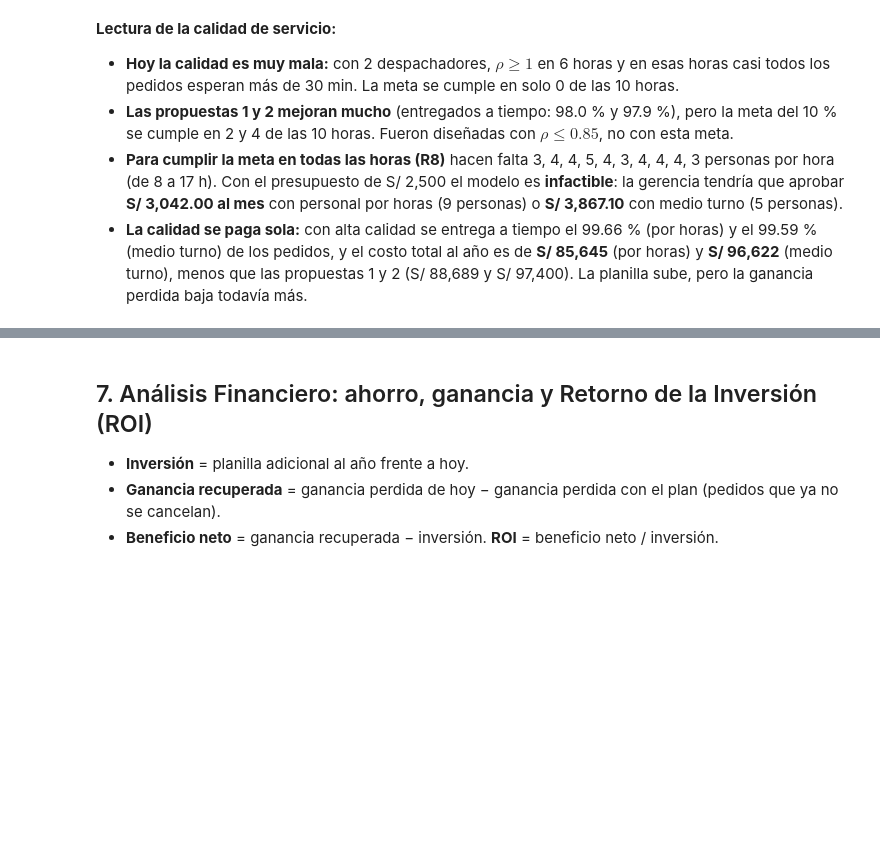
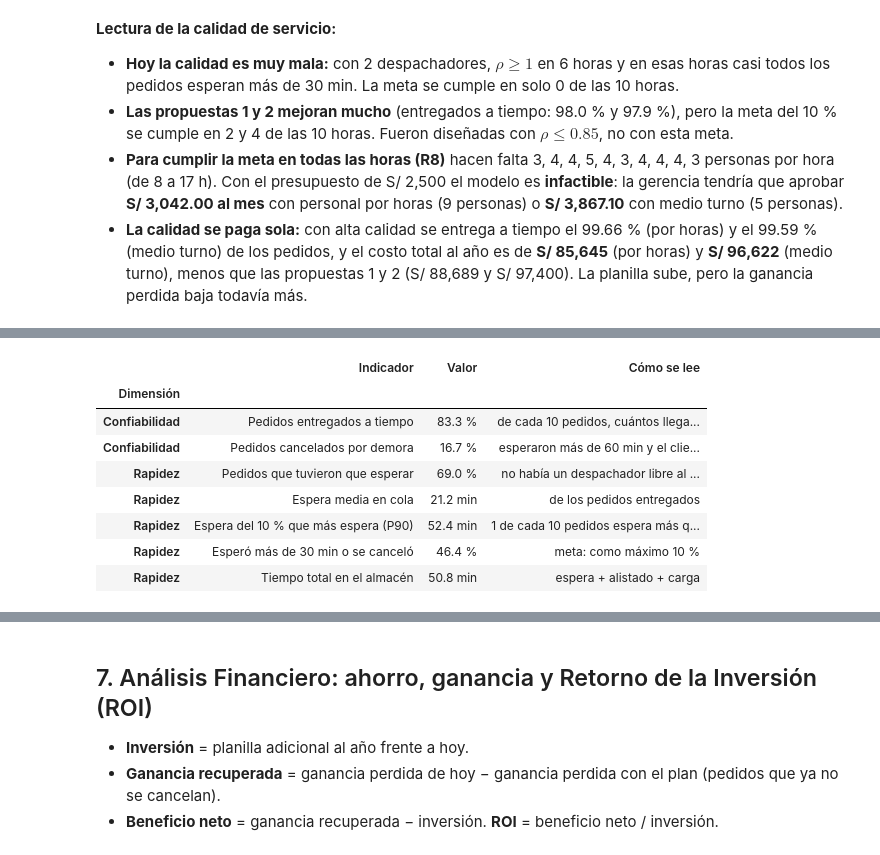
Before and after one commit to Efustion23/denlu-simulacion, a Jupyter notebook: Simulacion/Denlu.ipynb, the cells around one changed output, grey strips where cells are left out. Saved outputs shown, nothing was run; the diff lists cells and outputs as text; code cells hidden in the pictures; blank space fills up the shorter version.

```diff
--- a/Simulacion/Denlu.ipynb
+++ b/Simulacion/Denlu.ipynb
@@ -1211,0 +1223,22 @@ plt.show()
+# %%
+entregados = df[df['cancelado'] == 0]
+indicadores = pd.DataFrame([
+    ('Confiabilidad', 'Pedidos entregados a tiempo', f"{100 * (1 - df['cancelado'].mean()):.1f} %", 'de cada 10 pedidos, cuántos llegan en su camión'),
+    ('Confiabilidad', 'Pedidos cancelados por demora', f"{100 * df['cancelado'].mean():.1f} %", 'esperaron más de 60 min y el cliente canceló'),
+    ('Rapidez', 'Pedidos que tuvieron que esperar', f"{100 * (entregados['tiempo_espera_min'] > 0).mean():.1f} %", 'no había un despachador libre al llegar'),
+    ('Rapidez', 'Espera media en cola', f"{entregados['tiempo_espera_min'].mean():.1f} min", 'de los pedidos entregados'),
+    ('Rapidez', 'Espera del 10 % que más espera (P90)', f"{entregados['tiempo_espera_min'].quantile(0.9):.1f} min", '1 de cada 10 pedidos espera más que esto'),
+    ('Rapidez', 'Esperó más de 30 min o se canceló', f"{100 * ((df['tiempo_espera_min'] > 30) | (df['cancelado'] == 1)).mean():.1f} %", 'meta: como máximo 10 %'),
+    ('Rapidez', 'Tiempo total en el almacén', f"{entregados['tiempo_en_sistema_min'].mean():.1f} min", 'espera + alistado + carga'),
+], columns=['Dimensión', 'Indicador', 'Valor', 'Cómo se lee']).set_index('Dimensión')
+display(indicadores)
+# %% [output]
+|  | Indicador | Valor | Cómo se lee |
+| Dimensión |  |  |  |
+| Confiabilidad | Pedidos entregados a tiempo | 83.3 % | de cada 10 pedidos, cuántos llega... |
+| Confiabilidad | Pedidos cancelados por demora | 16.7 % | esperaron más de 60 min y el clie... |
+| Rapidez | Pedidos que tuvieron que esperar | 69.0 % | no había un despachador libre al ... |
+| Rapidez | Espera media en cola | 21.2 min | de los pedidos entregados |
+| Rapidez | Espera del 10 % que más espera (P90) | 52.4 min | 1 de cada 10 pedidos espera más q... |
+| Rapidez | Esperó más de 30 min o se canceló | 46.4 % | meta: como máximo 10 % |
+| Rapidez | Tiempo total en el almacén | 50.8 min | espera + alistado + carga |
```
Also changed, not shown: parts of 5 cells of this notebook, 4 other files.
